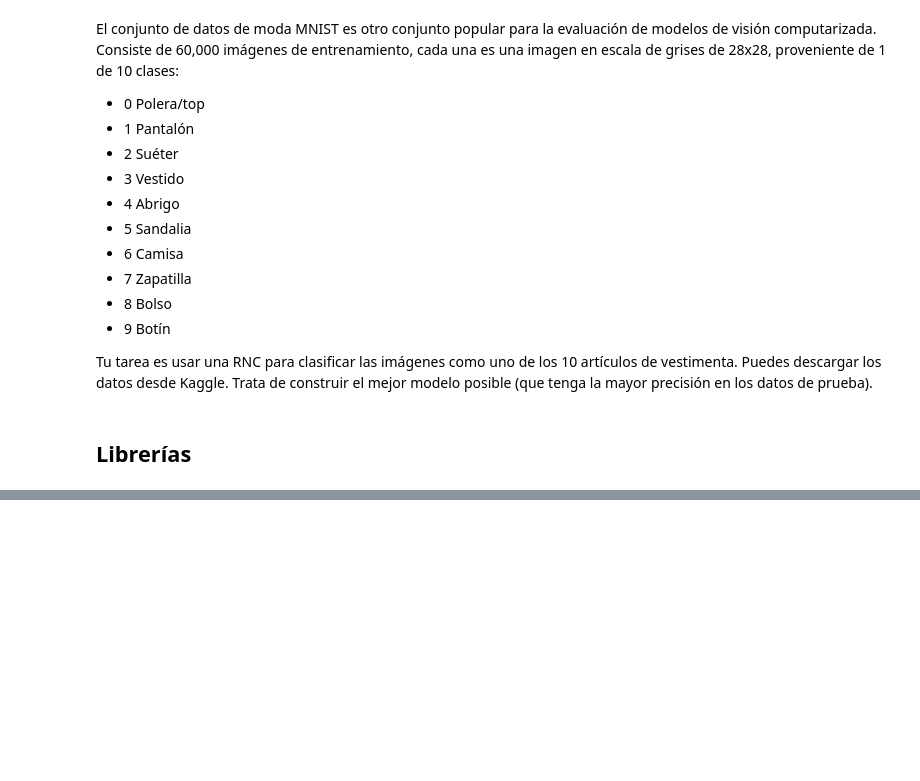
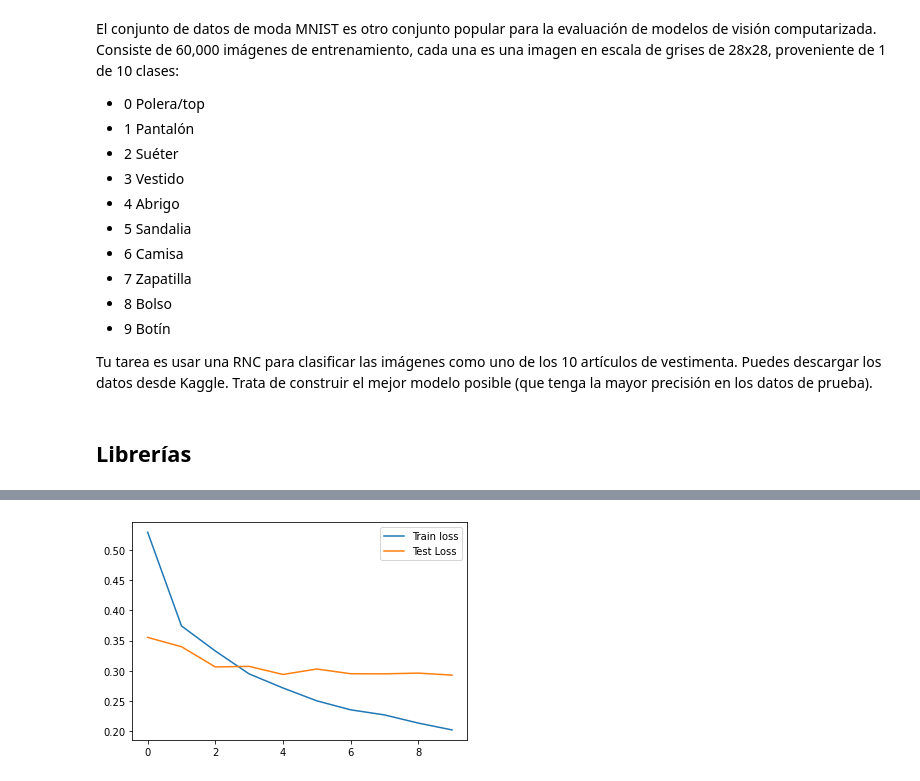
Before and after one commit to JGuarnizo/Coding_Dojo, a Jupyter notebook: Advanced_Machine_Learning/Week11_Deep_Learning/Ejercicio_RNC_JG.ipynb, the cells around one changed output, grey strips where cells are left out. Drawn from its saved outputs; the diff is of its cells as text; code cells hidden in the pictures; blank space fills up the shorter version.

```diff
--- a/Advanced_Machine_Learning/Week11_Deep_Learning/Ejercicio_RNC_JG.ipynb
+++ b/Advanced_Machine_Learning/Week11_Deep_Learning/Ejercicio_RNC_JG.ipynb
@@ -31,0 +53,14 @@ from tensorflow.keras.datasets import mnist
+# %%
+# Escalar datos entre 0 y 1
+X_train = X_train / 255
+X_test = X_test / 255
+# Transformación de numericas a dummies
+y_train = to_categorical(y_train, num_classes = 10)
+y_test = to_categorical(y_test, num_classes = 10)
+# %%
+# Reducción de dimensionalidad para variabilidad 0.98
+pca = PCA(0.98)
+pca.fit(X_train)
+X_train_pca = pca.transform(X_train)
+X_test_pca = pca.transform(X_test)
+X_train_pca.shape
@@ -31,0 +69,4 @@ from tensorflow.keras.datasets import mnist
+# %%
+#Definición de número de entradas para red neuronal
+input_shape = X_train_pca.shape[1]
+input_shape
@@ -31,0 +75,17 @@ from tensorflow.keras.datasets import mnist
+# %%
+# Modelo secuencial
+model = Sequential()
+# Primera capa oculta
+model.add(Dense(350, input_dim = input_shape, activation = 'relu'))
+model.add(Dropout(.5))
+model.add(Dense(175, activation = 'relu'))
+model.add(Dropout(.2))
+model.add(Dense(90, activation = 'relu'))
+model.add(Dropout(0.2))
+model.add(Dense(50, activation = 'relu'))
+model.add(Dropout(0.1))
+model.add(Dense(10, activation = 'softmax'))
+model.compile(loss = 'categorical_crossentropy', optimizer = 'adam', metrics = ['acc'])
+early_stopping = EarlyStopping(patience = 5)
+# Ajustar nuestro modelo
+history = model.fit(X_train_pca, y_train, validation_data = (X_test_pca, y_test), epochs=20)
@@ -31,0 +110,7 @@ from tensorflow.keras.datasets import mnist
+# %%
+# Visualizar la pérdida
+plt.plot(history.history['loss'], label='Train loss')
+plt.plot(history.history['val_loss'], label='Test Loss')
+plt.legend();
+# %% [output]
+[figure, added]
```
Also changed, not shown: parts of 9 cells of this notebook.
